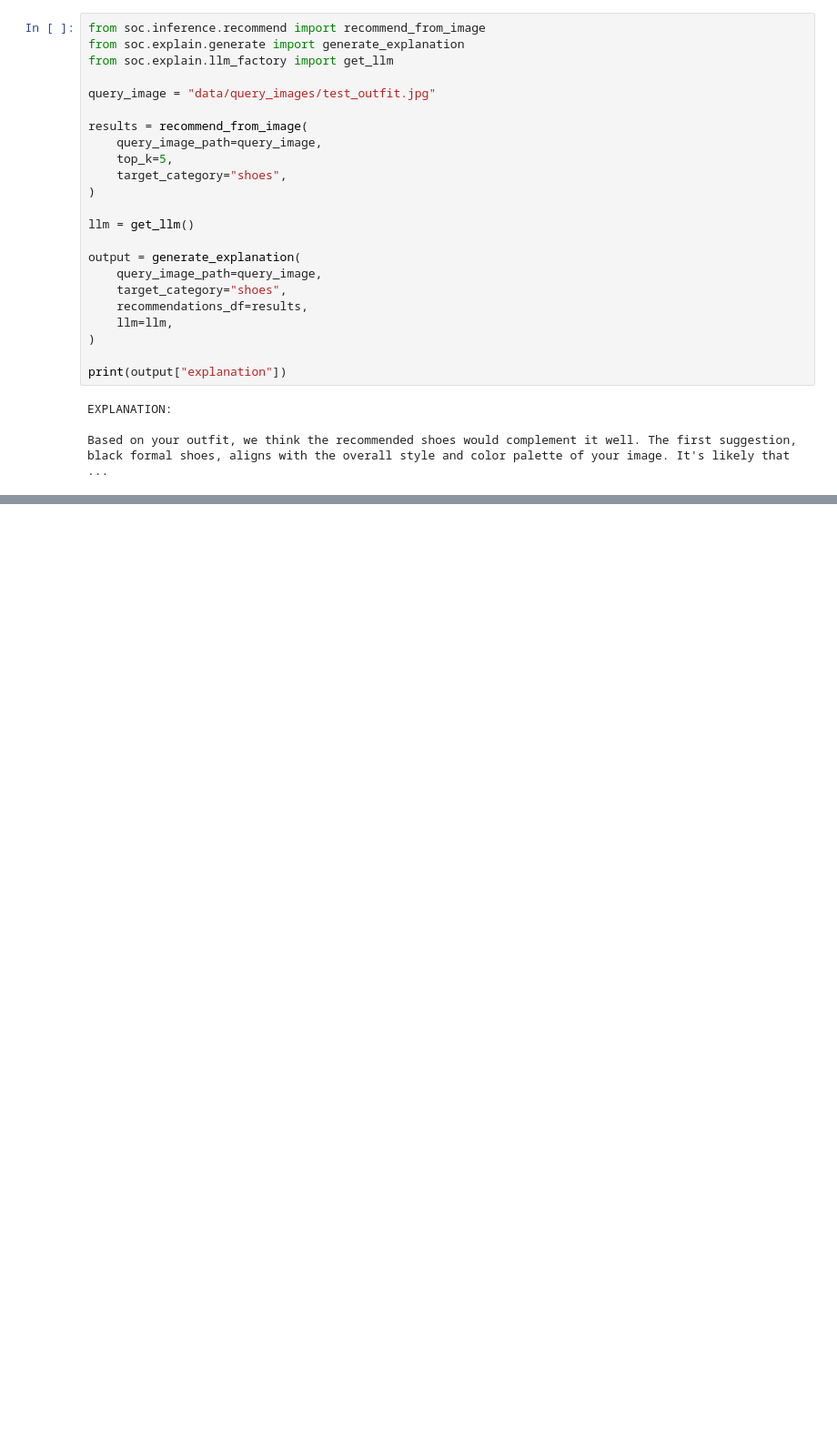
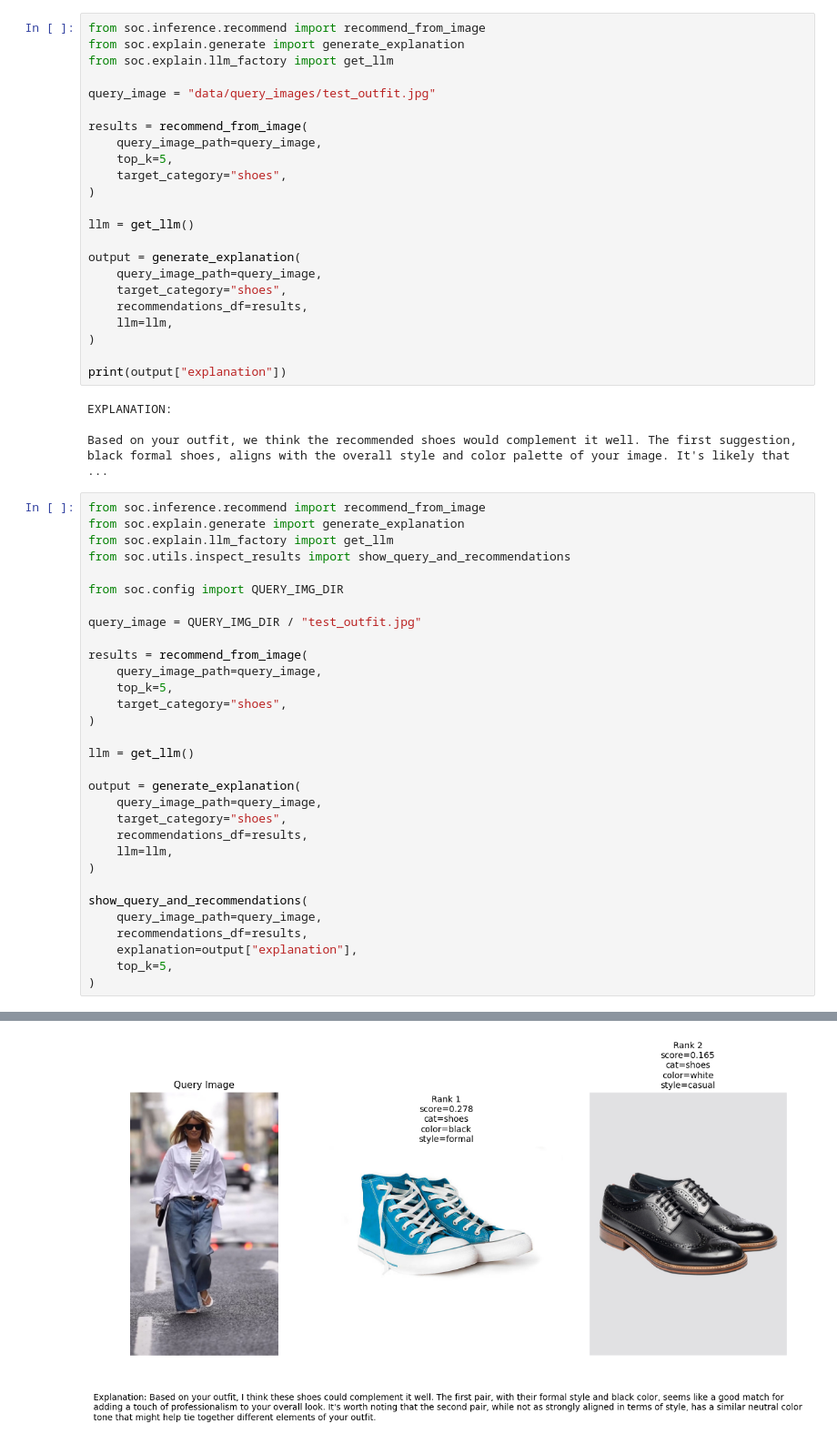
Before and after one commit to farzadismyid/simple_outfit_compatibility, a Jupyter notebook: notebooks/01_environment_check.ipynb, the cells around one changed output, grey strips where cells are left out. Shown at 91% size. Cells and saved outputs as stored; diff of their text form; blank space fills up the shorter version.

Commit message:
Resolved errors related to path finding

```diff
--- a/notebooks/01_environment_check.ipynb
+++ b/notebooks/01_environment_check.ipynb
@@ -172,3 +172,35 @@ print(output["explanation"])
 EXPLANATION:
 
 Based on your outfit, we think the recommended shoes would complement it well. The first suggestion, black formal shoes, aligns with the overall style and color palette of your image. It's likely that ...
+# %%
+from soc.inference.recommend import recommend_from_image
+from soc.explain.generate import generate_explanation
+from soc.explain.llm_factory import get_llm
+from soc.utils.inspect_results import show_query_and_recommendations
+
+from soc.config import QUERY_IMG_DIR
+
+query_image = QUERY_IMG_DIR / "test_outfit.jpg"
+
+results = recommend_from_image(
+    query_image_path=query_image,
+    top_k=5,
+    target_category="shoes",
+)
+
+llm = get_llm()
+
+output = generate_explanation(
+    query_image_path=query_image,
+    target_category="shoes",
+    recommendations_df=results,
+    llm=llm,
+)
+
+show_query_and_recommendations(
+    query_image_path=query_image,
+    recommendations_df=results,
+    explanation=output["explanation"],
+    top_k=5,
+)
+# %% [output]
@@ -174,0 +209 @@ Based on your outfit, we think the recommended shoes would complement it well. T
+[figure, added]
```
Also changed, not shown: parts of 1 cell of this notebook, 1 other file.
